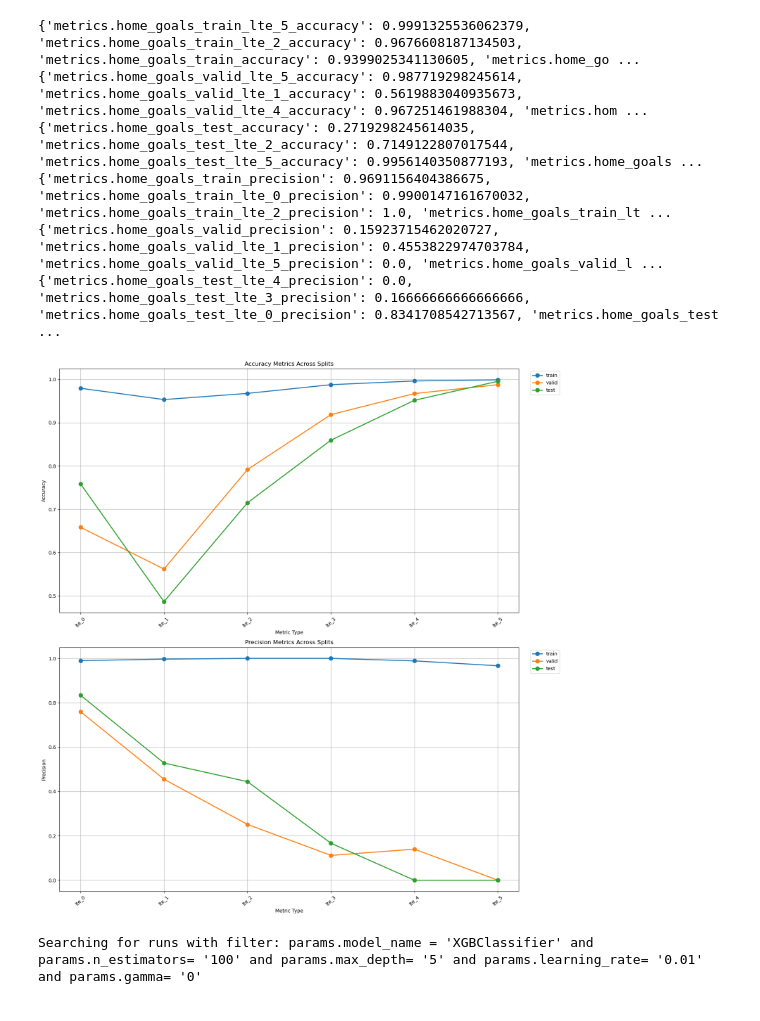
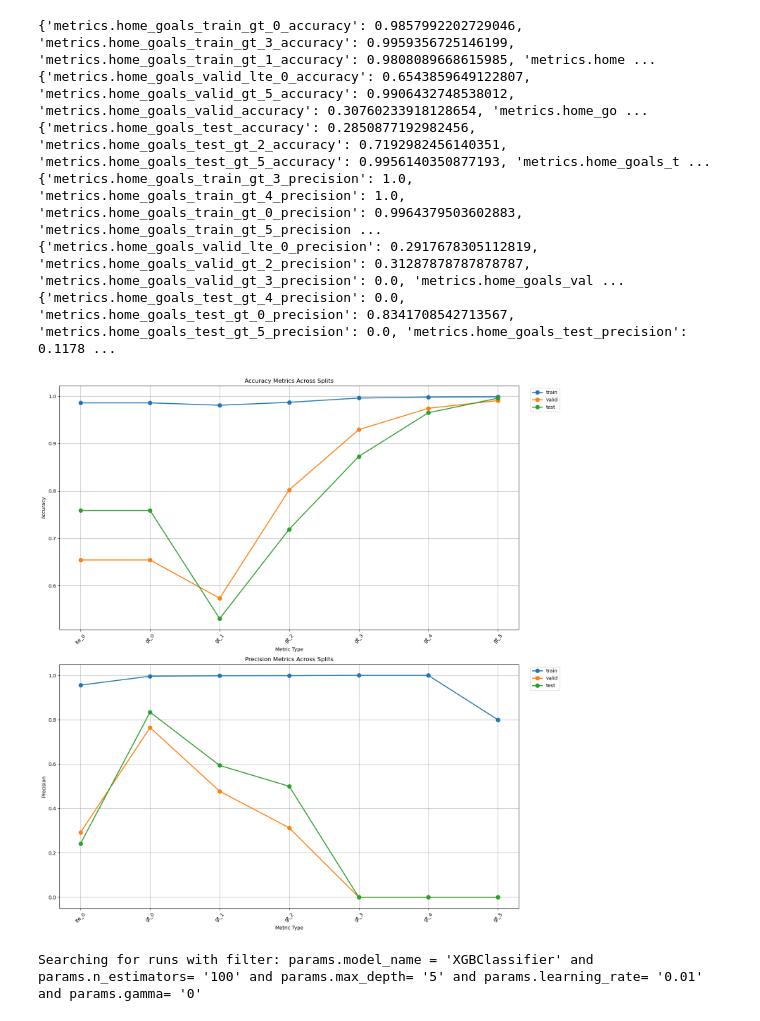
Before and after one commit to 1111111huang/betbot, a Jupyter notebook: notebooks/modeling/baseline.ipynb, the cells around one changed output. Saved outputs shown, nothing was run; the diff lists cells and outputs as text; code cells hidden in the pictures.

```diff
--- a/notebooks/modeling/baseline.ipynb
+++ b/notebooks/modeling/baseline.ipynb
@@ -113,16 +116,16 @@ plot_metrics_for_target_and_model(
 # %%
 plot_run_metrics_by_split(experiment_name=TRAINGING_CONFIG['experiment_name'],
-                         run_name="XGBClassifier_home_goals_n_estimators=100_max_depth=5_learning_rate=0.01_gamma=0",
+                         run_name="XGBClassifier_home_goals_n_estimators=100_max_depth=3_learning_rate=0.1_gamma=1_reg_alpha=0_reg_lambda=5",
                          target_col="home_goals",
                          tracking_uri=f"{REPO_PATH}/mlflow")
 # %% [output]
-{'metrics.home_goals_train_lte_5_accuracy': 0.9991325536062379, 'metrics.home_goals_train_lte_2_accuracy': 0.9676608187134503, 'metrics.home_goals_train_accuracy': 0.9399025341130605, 'metrics.home_go ...
-{'metrics.home_goals_valid_lte_5_accuracy': 0.987719298245614, 'metrics.home_goals_valid_lte_1_accuracy': 0.5619883040935673, 'metrics.home_goals_valid_lte_4_accuracy': 0.967251461988304, 'metrics.hom ...
-{'metrics.home_goals_test_accuracy': 0.2719298245614035, 'metrics.home_goals_test_lte_2_accuracy': 0.7149122807017544, 'metrics.home_goals_test_lte_5_accuracy': 0.9956140350877193, 'metrics.home_goals ...
-{'metrics.home_goals_train_precision': 0.9691156404386675, 'metrics.home_goals_train_lte_0_precision': 0.9900147161670032, 'metrics.home_goals_train_lte_2_precision': 1.0, 'metrics.home_goals_train_lt ...
-{'metrics.home_goals_valid_precision': 0.15923715462020727, 'metrics.home_goals_valid_lte_1_precision': 0.4553822974703784, 'metrics.home_goals_valid_lte_5_precision': 0.0, 'metrics.home_goals_valid_l ...
-{'metrics.home_goals_test_lte_4_precision': 0.0, 'metrics.home_goals_test_lte_3_precision': 0.16666666666666666, 'metrics.home_goals_test_lte_0_precision': 0.8341708542713567, 'metrics.home_goals_test ...
+{'metrics.home_goals_train_gt_0_accuracy': 0.9857992202729046, 'metrics.home_goals_train_gt_3_accuracy': 0.9959356725146199, 'metrics.home_goals_train_gt_1_accuracy': 0.9808089668615985, 'metrics.home ...
+{'metrics.home_goals_valid_lte_0_accuracy': 0.6543859649122807, 'metrics.home_goals_valid_gt_5_accuracy': 0.9906432748538012, 'metrics.home_goals_valid_accuracy': 0.30760233918128654, 'metrics.home_go ...
+{'metrics.home_goals_test_accuracy': 0.2850877192982456, 'metrics.home_goals_test_gt_2_accuracy': 0.7192982456140351, 'metrics.home_goals_test_gt_5_accuracy': 0.9956140350877193, 'metrics.home_goals_t ...
+{'metrics.home_goals_train_gt_3_precision': 1.0, 'metrics.home_goals_train_gt_4_precision': 1.0, 'metrics.home_goals_train_gt_0_precision': 0.9964379503602883, 'metrics.home_goals_train_gt_5_precision ...
+{'metrics.home_goals_valid_lte_0_precision': 0.2917678305112819, 'metrics.home_goals_valid_gt_2_precision': 0.31287878787878787, 'metrics.home_goals_valid_gt_3_precision': 0.0, 'metrics.home_goals_val ...
+{'metrics.home_goals_test_gt_4_precision': 0.0, 'metrics.home_goals_test_gt_0_precision': 0.8341708542713567, 'metrics.home_goals_test_gt_5_precision': 0.0, 'metrics.home_goals_test_precision': 0.1178 ...
-[figure, old version]
+[figure, new version]
 # %%
 plot_run_metrics_side_by_side(experiment_name=TRAINGING_CONFIG['experiment_name'],
                               model_name="XGBClassifier",
```
Also changed, not shown: parts of 3 cells of this notebook, 4 other files.
